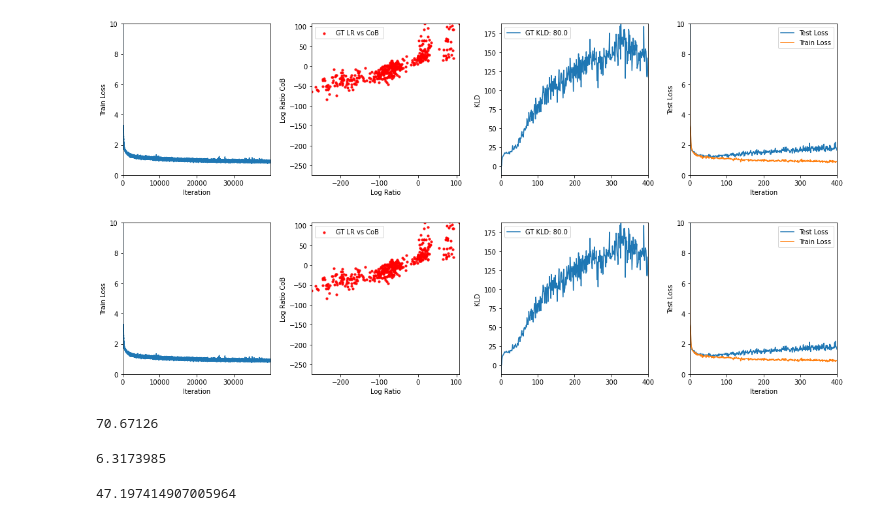
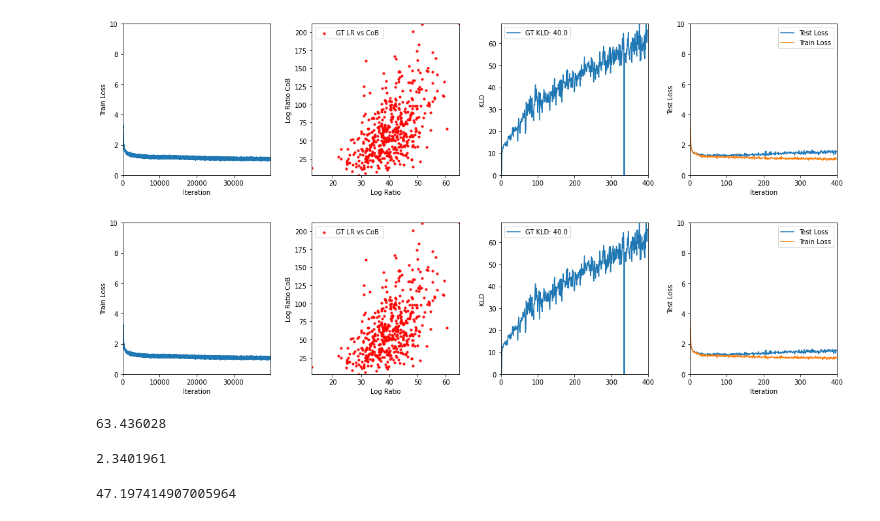
Before and after one commit to akashgit/cob, a Jupyter notebook: notebooks/CoB_interactive.ipynb, the cells around one changed output. Cells and saved outputs as stored; diff of their text form; code cells hidden in the pictures.

```diff
--- a/notebooks/CoB_interactive.ipynb
+++ b/notebooks/CoB_interactive.ipynb
@@ -33,12 +39,12 @@ The autoreload extension is already loaded. To reload it, use:
 1.15.0
 # %%
-n_dims = 320
+n_dims = 160
 num_samples=100000
-mi = 80
+mi = 40
 bs=500
 N=200
 deep=False
-reset(1)
+reset(4)
 
 def get_rho_from_mi(mi, n_dims):
     """Get correlation coefficient from true mutual information"""
@@ -56,17 +62,31 @@ def get_data(mu_1=0.,mu_2=2.,mu_3=2.,scale_p=0.1,scale_q=0.1,scale_m=1.):
         scale_diag=scale_q)
 
     m = tfp.distributions.Mixture(
-          cat=tfp.distributions.Categorical(probs=[.5,.5]),
+          cat=tfp.distributions.Categorical(probs=[.7,.3]),
           components=[
             p,
             q,
         ])
     p_samples_ = p.sample([num_samples])
     q_samples_ = q.sample([num_samples])
+#     m_samples_ = m.sample([num_samples])
+
 #     alpha = tf.expand_dims(tfd.Uniform (0.,1.).sample([num_samples]),1)
 #     m_samples_ = m.sample([num_samples])#(1-alpha)*p_samples_ + alpha*q_samples_ #+ m.sample([num_samples]) #+ m.sample([num_samples])
     alpha = tf.expand_dims(tf.reshape(tf.repeat([0.,0.5,.75,.75,1.],num_samples//5),[num_samples]),1)
+#     alpha1 = tf.expand_dims(tfd.Uniform (0.1,0.3).sample([num_samples//2]),1)
+#     alpha2 = tf.expand_dims(tfd.Uniform (0.5,0.9).sample([num_samples//2]),1)
+
+
+# #     alpha3 = tf.expand_dims(tfd.Uniform (0.3,0.6).sample([num_samples//4]),1)
+# #     alpha4 = tf.expand_dims(tfd.Uniform (0.4,1.0).sample([num_samples//4]),1)
+#     alpha = tf.concat([alpha1, alpha2], 0)
+
+
+#     alpha = tf.expand_dims(tf.reshape(tf.repeat([0.0,0.125,0.25,0.375,0.5,0.5,0.625,0.75],num_samples//8),[num_samples]),1)
+
     m_samples_ = (1-alpha)*p_samples_ + alpha*q_samples_ #+ m.sample([num_samples]) #+ m.sample([num_samples])
+#     m_samples_ = tf.sqrt(1-alpha**2)*p_samples_ + alpha*q_samples_ #+ m.sample([num_samples]) #+ m.sample([num_samples])
 
     with tf.Session() as sess:
         p_,q_,m_ = sess.run([p_samples_, q_samples_, m_samples_],feed_dict={})
@@ -90,7 +110,7 @@ scale_m = 1*np.eye(n_dims, dtype="float32")
 
 # Generate dataset
 p, q, m, p_list, q_list, m_list = get_data(mu_1,mu_2,mu_3,scale_p,scale_q,scale_m)
-_, _, _, p_list_test, _, m_list_test = get_data(mu_1,mu_2,mu_3,scale_p,scale_q,scale_m)
+_, _, _, p_list_test, q_list_test, m_list_test = get_data(mu_1,mu_2,mu_3,scale_p,scale_q,scale_m)
 
 print(p_list.shape)
 # %% [output]
@@ -104,11 +131,11 @@ m_samples = tf.placeholder(tf.float32, shape=[None,n_dims])
 dloss = get_loss(p_samples, q_samples, m_samples, None, deep=deep)
 optim = get_optim(dloss,lr=5e-3) #,lr=5e-3,b1=.99
 
-log_ratio_p_q, _ = get_gt_ratio_kl(p,q,m_samples)
+log_ratio_p_q, _ = get_gt_ratio_kl(p,q,p_samples)
 _, kl_from_pq = get_gt_ratio_kl(p,q,p_samples)
-kl_from_cob = get_kl_from_cob(p_samples)
+kl_from_cob = get_kl_from_cob(p_samples,q_samples)
 
-log_ratio_p_m = get_logits(m_samples,deep=deep, training=False)
+log_ratio_p_m = get_logits(p_samples,deep=deep, training=False)
 
 init = tf.global_variables_initializer()
 sess = tf.Session()
@@ -160,46 +187,46 @@ for _ in pbar:
         loss_store.append(l)
         if i%100==0:
             line.set_data(range(len(loss_store)), loss_store)
             ax1.set_xlim( 0, len(loss_store) )
 
             ps = p_list_test[np.random.choice(range(len(p_list_test)),bs)]
-            qs = q_list[np.random.choice(range(len(q_list)),bs)]
+            qs = q_list_test[np.random.choice(range(len(q_list_test)),bs)]
             ms = m_list_test[np.random.choice(range(len(m_list_test)),bs)]
             feed_dict = {p_samples:ps, q_samples:qs, m_samples:ms}
 
             testl, lpq, lpqm, kl_cob = sess.run([dloss, log_ratio_p_q, log_ratio_p_m, kl_from_cob],feed_dict=feed_dict)
             kld_store.append(kl_cob)
             test_loss_store.append(testl)
             test_loss_store1.append(l)
             cob = lpqm[:,0]-lpqm[:,1]
             scat.set_offsets(np.asarray([lpq,cob]).T)
             ax2.set_xlim( lpq.min(), lpq.max() )
-            ax2.set_ylim( lpq.min(), lpq.max() )
+            ax2.set_ylim( cob.min(), cob.max() )
 
             kld_line.set_data(range(len(kld_store)),kld_store)
             ax3.set_xlim( 0, len(kld_store) )
-            ax3.set_ylim( min(kld_store), max(kld_store) )
+            ax3.set_ylim( 0, max(kld_store) )
 
             test_line.set_data(range(len(test_loss_store)), test_loss_store)
             test_line1.set_data(range(len(test_loss_store1)), test_loss_store1)
             ax4.set_xlim( 0, len(test_loss_store) )
 
             clear_output(wait=True)
             display(fig)
 
 
 # sample_and_plot(sess, kld, kl_from_pq, kl_from_cob, p_samples, q_samples, m_samples, log_ratio_p_q, log_ratio_p_m, mu_1, mu_2, scale_p, scale_q, mu_3, scale_m)
 # %% [output]
-[figure, old version]
+[figure, new version]
-[figure, old version]
+[figure, new version]
 # %%
 np.mean(kld_store[-5:])
 # %% [output]
-70.67126
+63.436028
 # %%
 np.std(kld_store[-5:])
 # %% [output]
-6.3173985
+2.3401961
 # %%
 def kl(m1, s1, m2, s2):
     return np.log(s2)-np.log(s1)+(s1**2 + (m1-m2)**2)/(2*s2**2)-1/2
```
Also changed, not shown: parts of 2 cells of this notebook, 4 other files.
